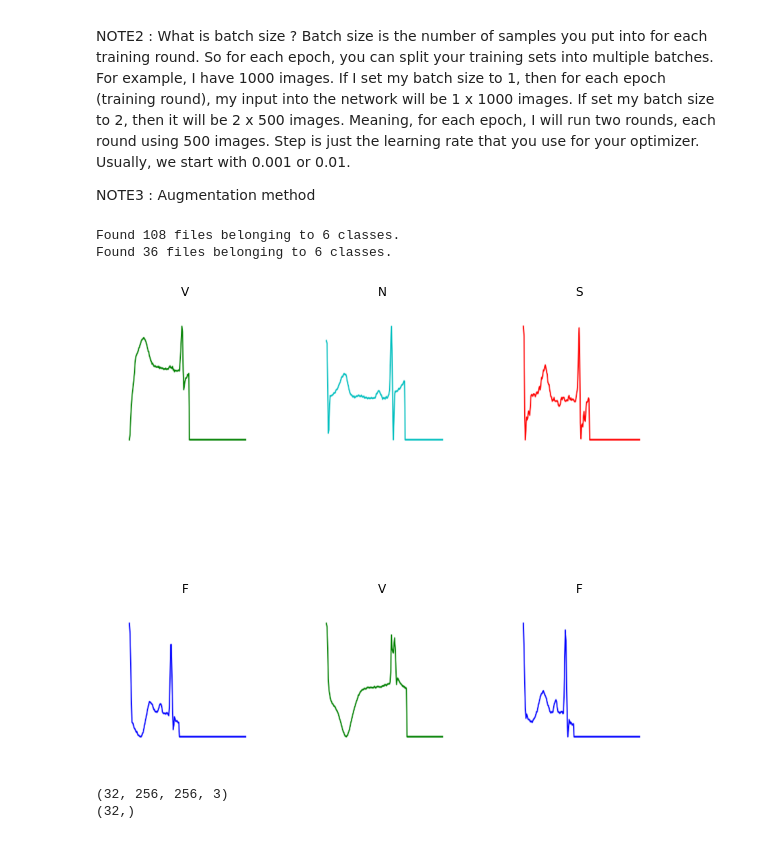
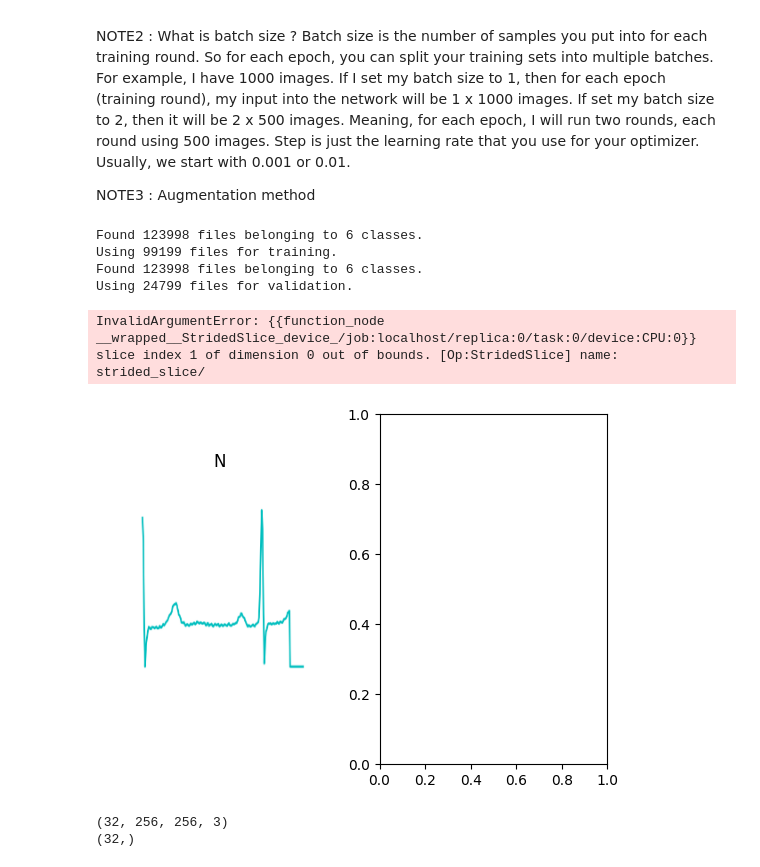
Before and after one commit to Henryk07/ESP3201_Project, a Jupyter notebook: neuralnetwork.ipynb, the cells around one changed output. Cells and saved outputs as stored; diff of their text form; code cells hidden in the pictures.

Commit message:
upload the 4th version of the training code

```diff
--- a/neuralnetwork.ipynb
+++ b/neuralnetwork.ipynb
@@ -37,20 +37,42 @@ NOTE3 : Augmentation method
 # %%
 batch_size=1
 
-traindata=tf.keras.utils.image_dataset_from_directory("S_training_datas_labels",labels='inferred',class_names=["F","M","N","Q","S","V"])
-valdata=tf.keras.utils.image_dataset_from_directory("S_testing_datas_labels",labels='inferred',class_names=["F","M","N","Q","S","V"])
+#traindata=tf.keras.utils.image_dataset_from_directory("S_training_datas_labels",labels='inferred',class_names=["F","M","N","Q","S","V"])
+#valdata=tf.keras.utils.image_dataset_from_directory("S_testing_datas_labels",labels='inferred',class_names=["F","M","N","Q","S","V"])
+
+traindata=tf.keras.utils.image_dataset_from_directory(
+  "ECG_Image_data_cb",
+  labels='inferred',
+  class_names=["F","M","N","Q","S","V"],
+  validation_split=0.2,
+  subset="training",
+  batch_size = 1,
+  seed=123)
+
+valdata=tf.keras.utils.image_dataset_from_directory(
+  "ECG_Image_data_cb",
+  labels='inferred',
+  class_names=["F","M","N","Q","S","V"],
+  validation_split=0.2,
+  subset="validation",
+  batch_size = 1,
+  seed=123)
+
 
 plt.figure(figsize=(10, 10))
 for images, labels in traindata.take(1):
   for i in range(6):
     ax = plt.subplot(2, 3, i + 1)
     plt.imshow(images[i].numpy().astype("uint8"))
     plt.title(traindata.class_names[labels[i]])
     plt.axis("off")
 # %% [output]
-Found 108 files belonging to 6 classes.
-Found 36 files belonging to 6 classes.
+Found 123998 files belonging to 6 classes.
+Using 99199 files for training.
+Found 123998 files belonging to 6 classes.
+Using 24799 files for validation.
+InvalidArgumentError: {{function_node __wrapped__StridedSlice_device_/job:localhost/replica:0/task:0/device:CPU:0}} slice index 1 of dimension 0 out of bounds. [Op:StridedSlice] name: strided_slice/
-[figure, old version]
+[figure, new version]
 # %%
 for image_batch, labels_batch in traindata:
     print(image_batch.shape)
```
